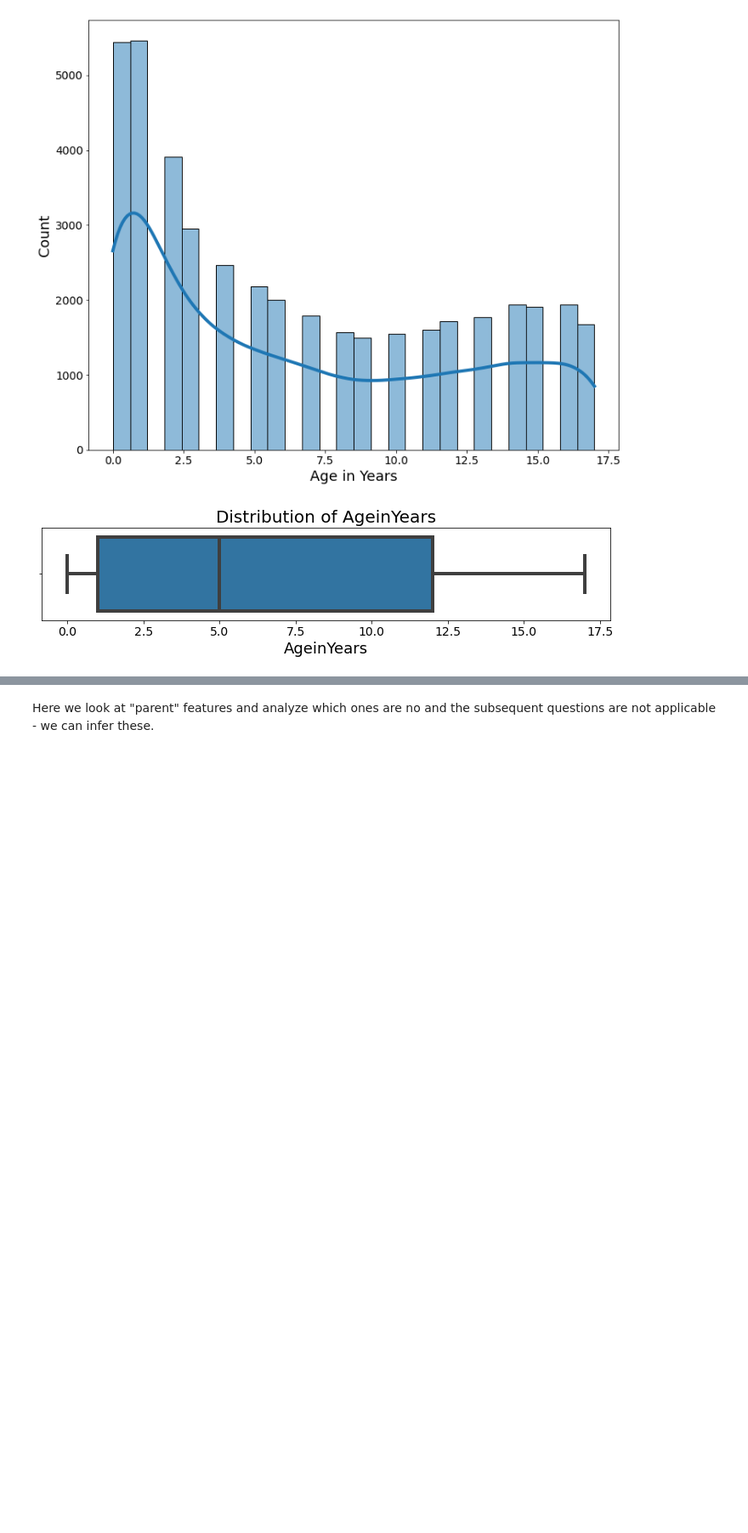
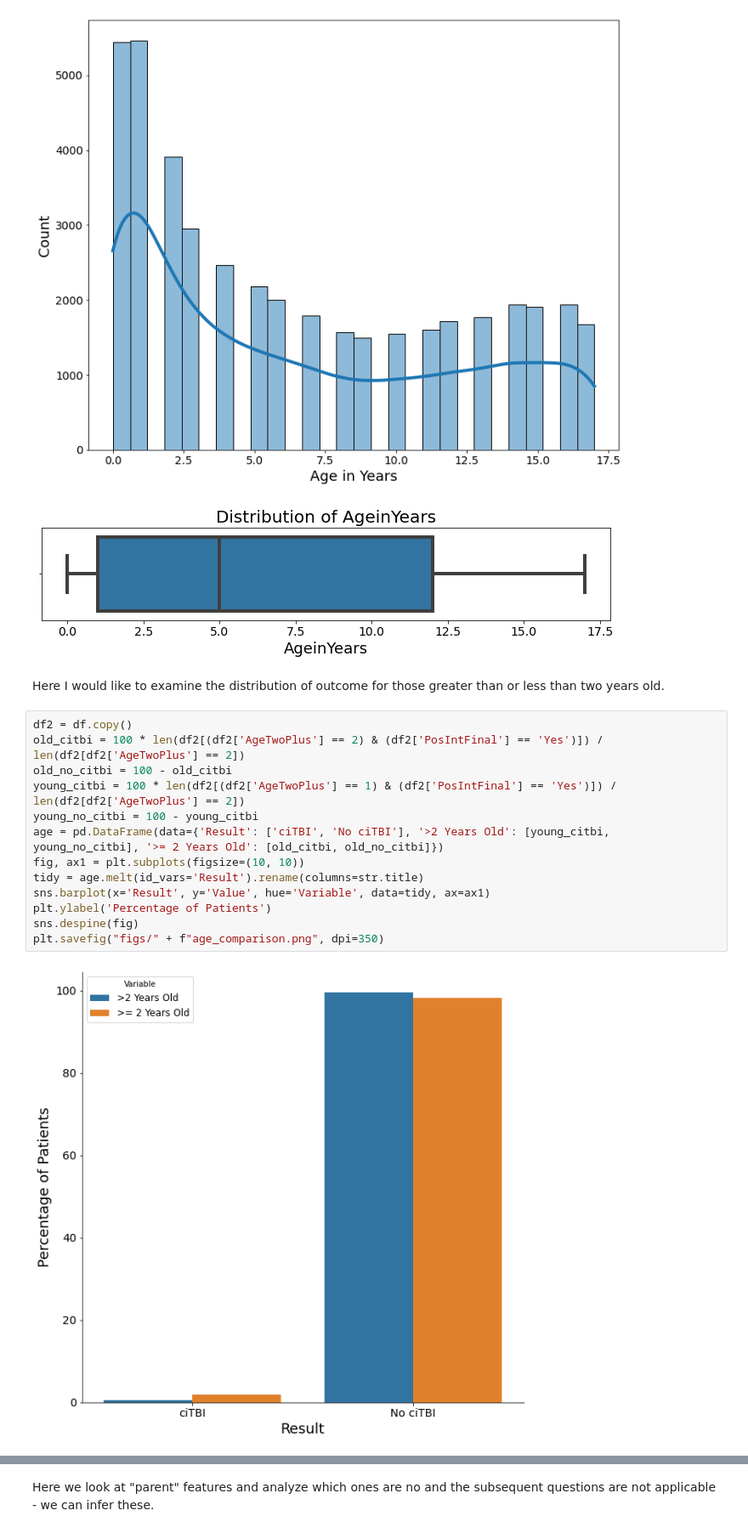
Before and after one commit to Yu-Group/clinical-rule-vetting, a Jupyter notebook: rulevetting/projects/tbi_pecarn/notebooks/00_eda.ipynb, the cells around one changed output, grey strips where cells are left out. Shown at 85% size. Saved outputs shown, nothing was run; the diff lists cells and outputs as text; blank space fills up the shorter version.

```diff
--- a/rulevetting/projects/tbi_pecarn/notebooks/00_eda.ipynb
+++ b/rulevetting/projects/tbi_pecarn/notebooks/00_eda.ipynb
@@ -143,3 +169,20 @@ if boxplot_plot:
 # %% [output]
 [figure]
 [figure]
+# %% [markdown]
+Here I would like to examine the distribution of outcome for those greater than or less than two years old.
+# %%
+df2 = df.copy()
+old_citbi = 100 * len(df2[(df2['AgeTwoPlus'] == 2) & (df2['PosIntFinal'] == 'Yes')]) / len(df2[df2['AgeTwoPlus'] == 2])
+old_no_citbi = 100 - old_citbi
+young_citbi = 100 * len(df2[(df2['AgeTwoPlus'] == 1) & (df2['PosIntFinal'] == 'Yes')]) / len(df2[df2['AgeTwoPlus'] == 2])
+young_no_citbi = 100 - young_citbi
+age = pd.DataFrame(data={'Result': ['ciTBI', 'No ciTBI'], '>2 Years Old': [young_citbi, young_no_citbi], '>= 2 Years Old': [old_citbi, old_no_citbi]})
+fig, ax1 = plt.subplots(figsize=(10, 10))
+tidy = age.melt(id_vars='Result').rename(columns=str.title)
+sns.barplot(x='Result', y='Value', hue='Variable', data=tidy, ax=ax1)
+plt.ylabel('Percentage of Patients')
+sns.despine(fig)
+plt.savefig("figs/" + f"age_comparison.png", dpi=350)
+# %% [output]
+[figure, added]
```
Also changed, not shown: parts of 8 cells of this notebook, 3 other files.
